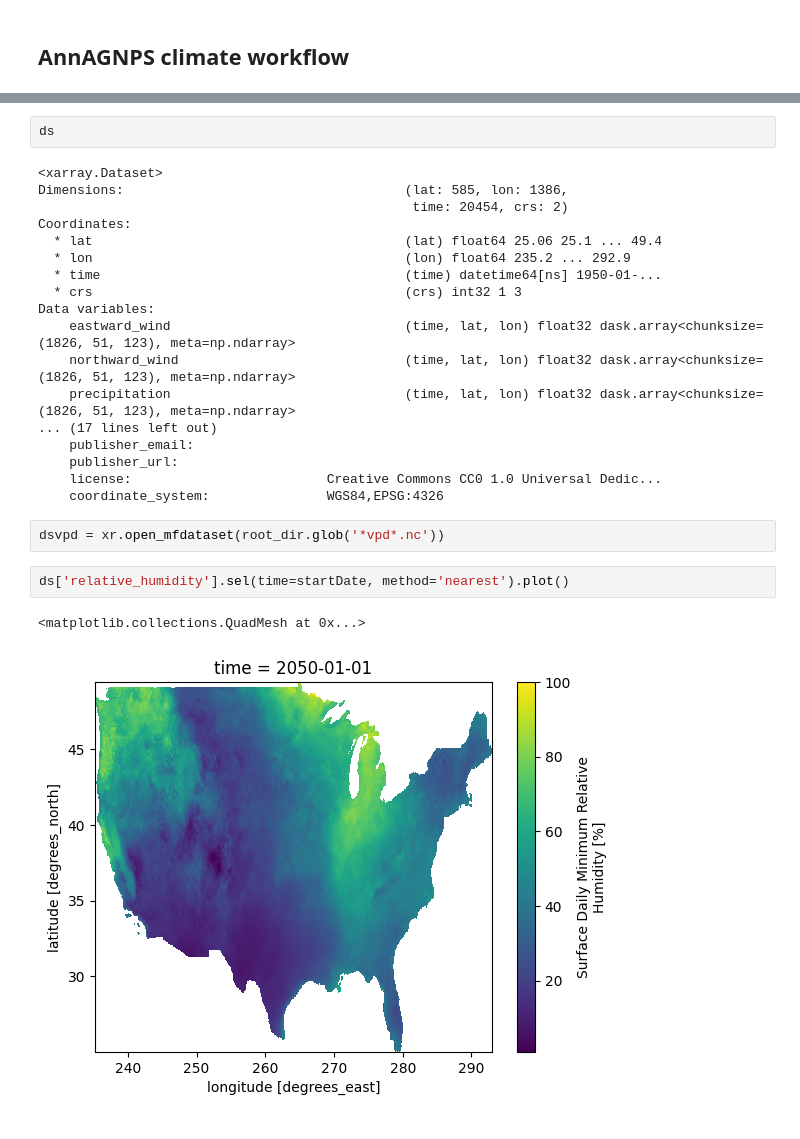
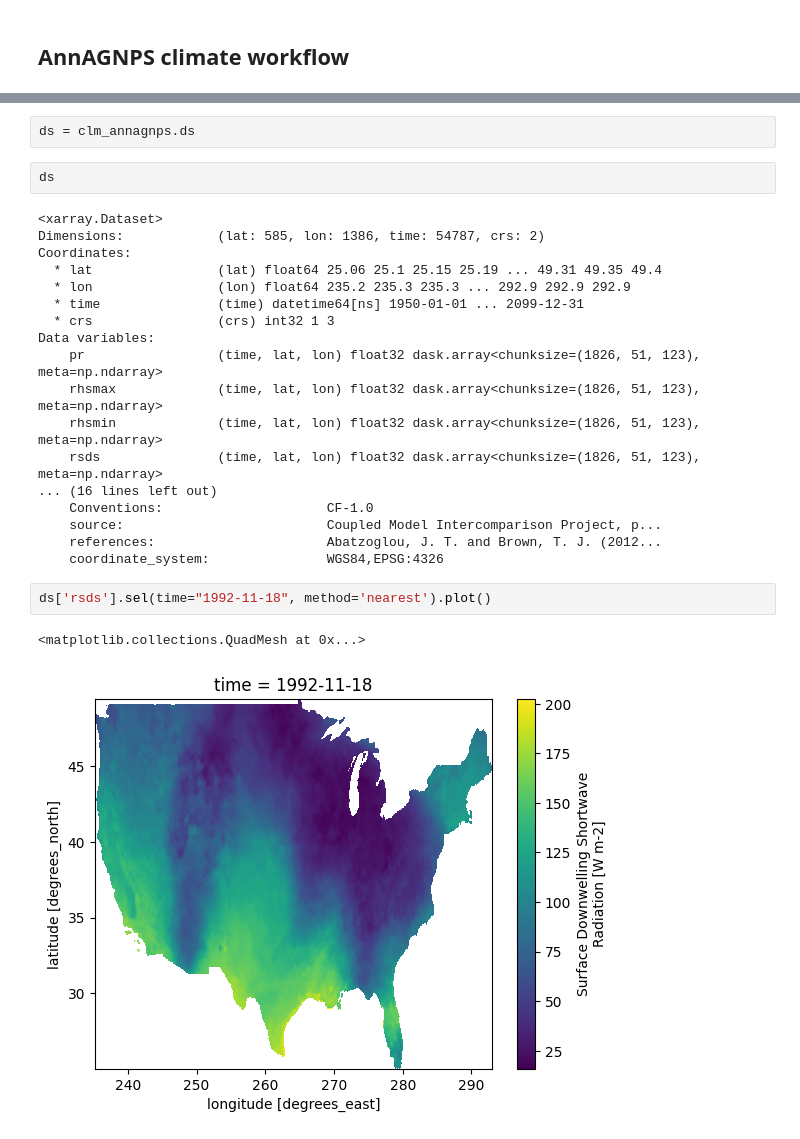
Before and after one commit to LucRSquared/pyagnps, a Jupyter notebook: notebooks/climate/test_climate_from_cmip5_maca_files.ipynb, the cells around one changed output, grey strips where cells are left out. Cells and saved outputs as stored; diff of their text form.

```diff
--- a/notebooks/climate/test_climate_from_cmip5_maca_files.ipynb
+++ b/notebooks/climate/test_climate_from_cmip5_maca_files.ipynb
@@ -40,27 +38,27 @@ ds = xr.open_mfdataset(cmip5_files, chunks={'time':'auto'}, preprocess=preproces
+# %%
+ds = clm_annagnps.ds
 # %%
 ds
 # %% [output]
 <xarray.Dataset>
-Dimensions:                                    (lat: 585, lon: 1386,
-                                                time: 20454, crs: 2)
+Dimensions:            (lat: 585, lon: 1386, time: 54787, crs: 2)
 Coordinates:
-  * lat                                        (lat) float64 25.06 25.1 ... 49.4
-  * lon                                        (lon) float64 235.2 ... 292.9
-  * time                                       (time) datetime64[ns] 1950-01-...
-  * crs                                        (crs) int32 1 3
+  * lat                (lat) float64 25.06 25.1 25.15 25.19 ... 49.31 49.35 49.4
+  * lon                (lon) float64 235.2 235.3 235.3 ... 292.9 292.9 292.9
+  * time               (time) datetime64[ns] 1950-01-01 ... 2099-12-31
+  * crs                (crs) int32 1 3
 Data variables:
-    eastward_wind                              (time, lat, lon) float32 dask.array<chunksize=(1826, 51, 123), meta=np.ndarray>
-    northward_wind                             (time, lat, lon) float32 dask.array<chunksize=(1826, 51, 123), meta=np.ndarray>
-    precipitation                              (time, lat, lon) float32 dask.array<chunksize=(1826, 51, 123), meta=np.ndarray>
-... (17 lines left out)
-    publisher_email:
-    publisher_url:
-    license:                         Creative Commons CC0 1.0 Universal Dedic...
+    pr                 (time, lat, lon) float32 dask.array<chunksize=(1826, 51, 123), meta=np.ndarray>
+    rhsmax             (time, lat, lon) float32 dask.array<chunksize=(1826, 51, 123), meta=np.ndarray>
+    rhsmin             (time, lat, lon) float32 dask.array<chunksize=(1826, 51, 123), meta=np.ndarray>
+    rsds               (time, lat, lon) float32 dask.array<chunksize=(1826, 51, 123), meta=np.ndarray>
+... (16 lines left out)
+    Conventions:                     CF-1.0
+    source:                          Coupled Model Intercomparison Project, p...
+    references:                      Abatzoglou, J. T. and Brown, T. J. (2012...
     coordinate_system:               WGS84,EPSG:4326
-# %%
-dsvpd = xr.open_mfdataset(root_dir.glob('*vpd*.nc'))
 # %%
-ds['relative_humidity'].sel(time=startDate, method='nearest').plot()
+ds['rsds'].sel(time="1992-11-18", method='nearest').plot()
 # %% [output]
 <matplotlib.collections.QuadMesh at 0x...>
-[figure, old version]
+[figure, new version]
```
Also changed, not shown: parts of 9 cells of this notebook, 6 other files.
